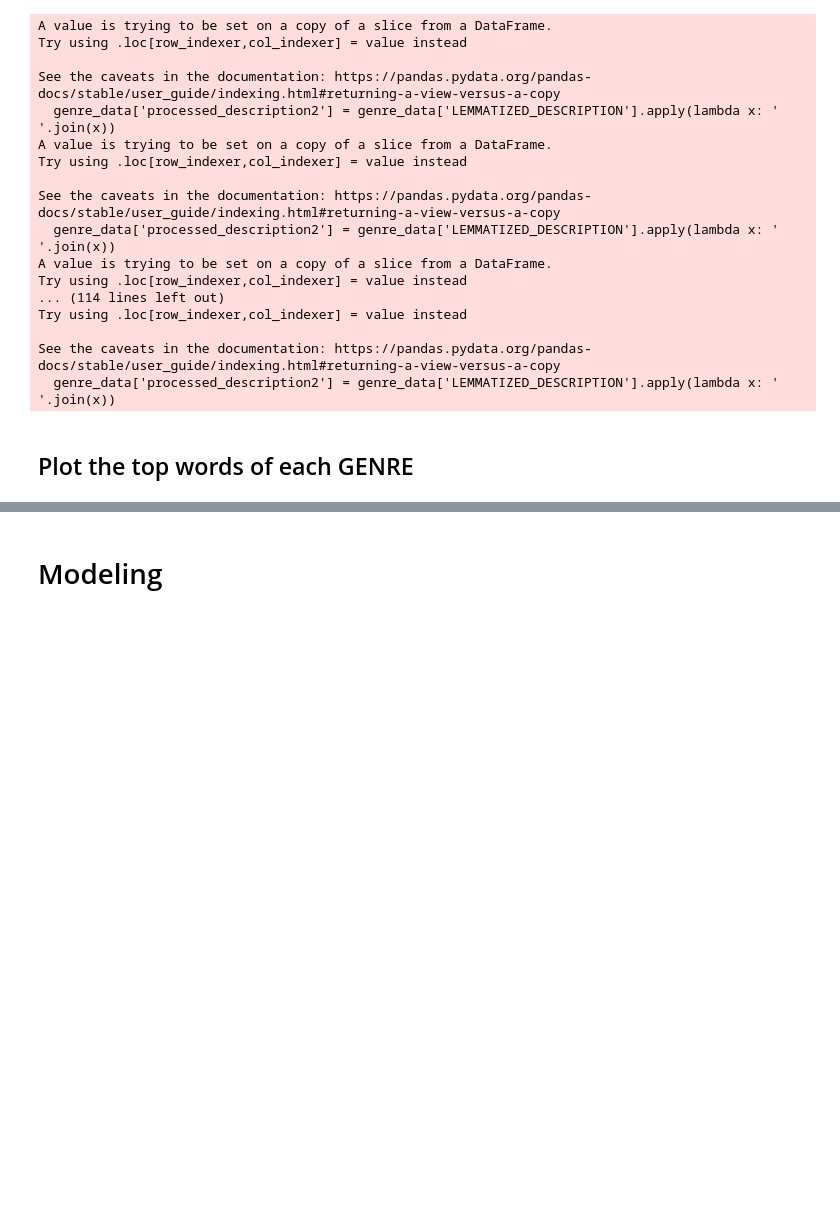
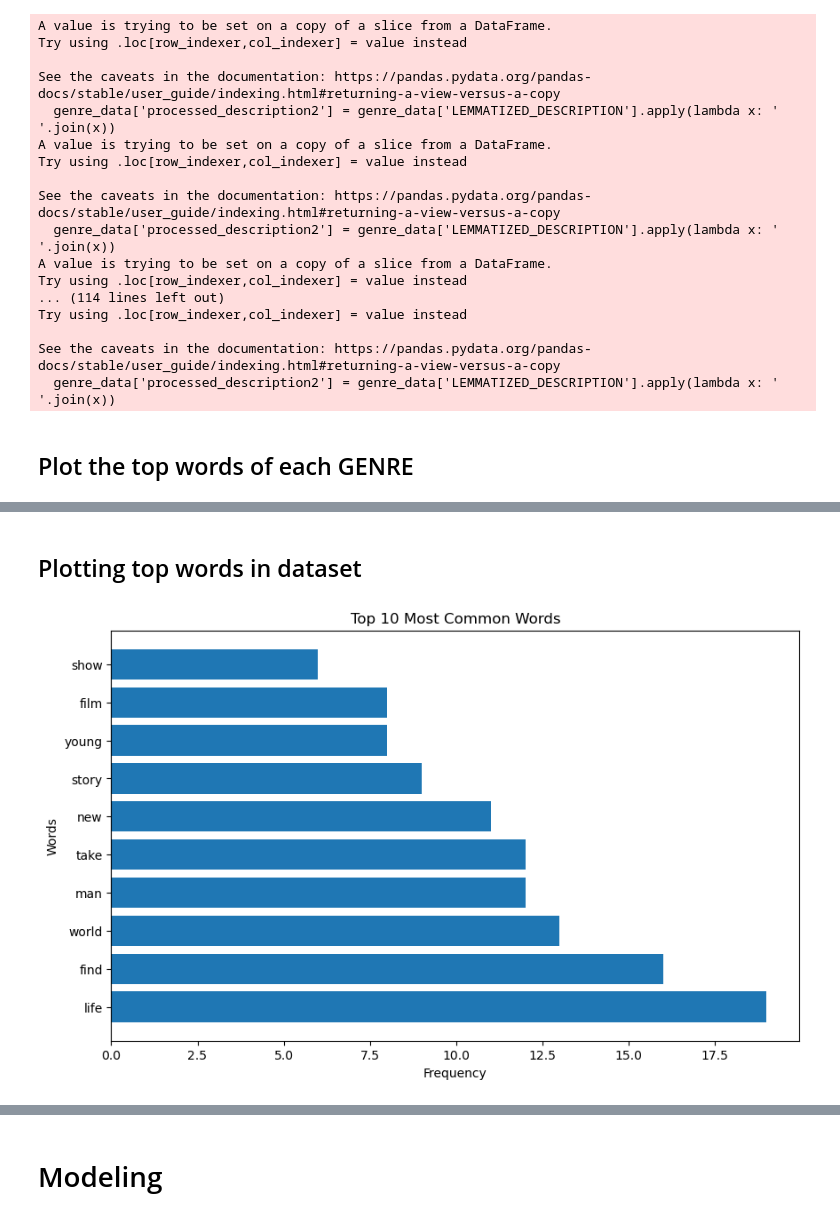
Before and after one commit to 123Lilia/MovieGenreClassification, a Jupyter notebook: GpProjectt-2.ipynb, the cells around one changed output, grey strips where cells are left out. Saved outputs shown, nothing was run; the diff lists cells and outputs as text; code cells hidden in the pictures; blank space fills up the shorter version.

```diff
--- a/GpProjectt-2.ipynb
+++ b/GpProjectt-2.ipynb
@@ -755,0 +758,37 @@ plt.show()
+# %% [markdown]
+## Plotting top words in dataset
+# %%
+from collections import Counter
+
+# Initialize a Counter to store word frequencies across all genres
+word_frequency = Counter()
+
+# Iterate over each genre
+for i, genre in enumerate(genres):
+    # Filter data for the current genre
+    genre_data = data[data['GENRE'] == genre]
+
+    # Get top 15 words and their TF-IDF scores for the current genre
+    top_words = sorted(genre_tfidf[genre].items(), key=lambda x: x[1], reverse=True)[:10]
+    words, scores = zip(*top_words)
+
+    # Remove excluded words
+    words = [word for word in words if word not in exclude_words]
+    scores = [score for word, score in top_words if word not in exclude_words]
+
+    # Update word frequency counter
+    word_frequency.update(words)
+
+# Plot the most common words and their frequencies
+top_common_words = word_frequency.most_common(10)
+common_words, frequencies = zip(*top_common_words)
+
+plt.figure(figsize=(10, 6))
+plt.barh(range(len(common_words)), frequencies, align='center')
+plt.yticks(range(len(common_words)), common_words)
+plt.xlabel('Frequency')
+plt.ylabel('Words')
+plt.title('Top 10 Most Common Words')
+plt.show()
+# %% [output]
+[figure, added]
```
Also changed, not shown: parts of 17 cells of this notebook.
